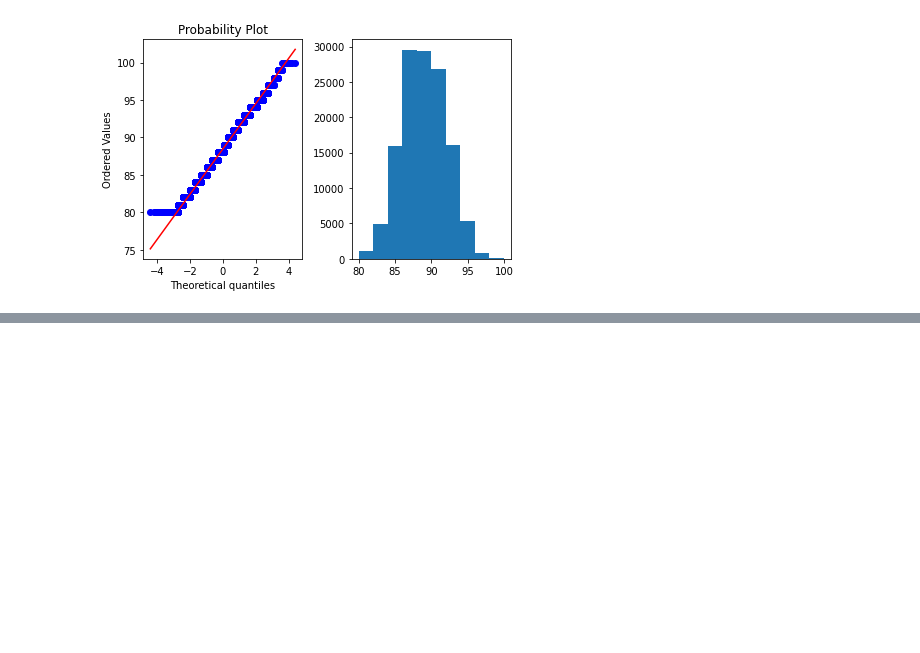
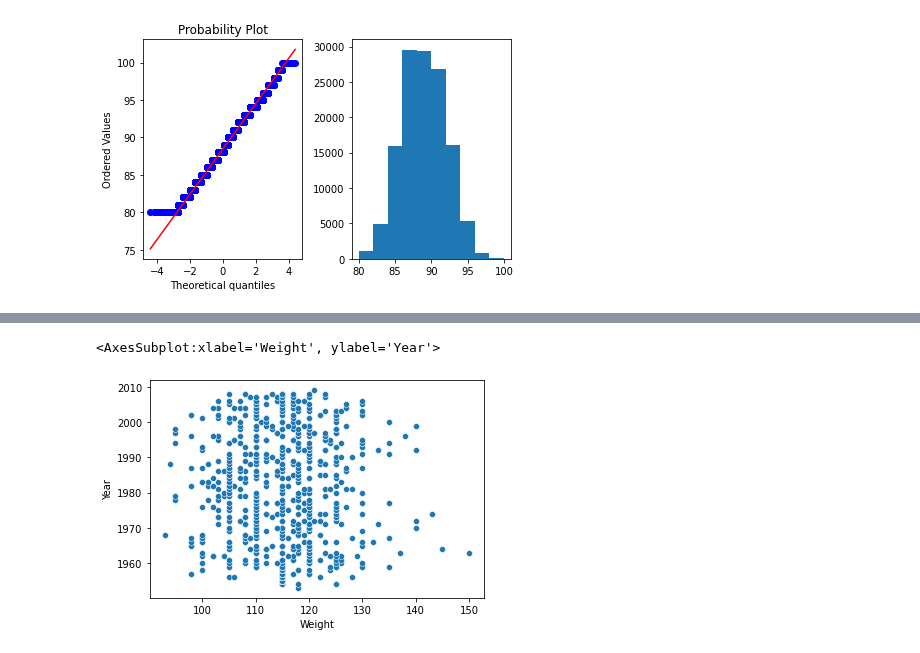
Before and after one commit to d3enjan/sf_data_science, a Jupyter notebook: skillfactory/EDA-2. Математическая статистика в контексте EDA/3. Корреляция.ipynb, the cells around one changed output, grey strips where cells are left out. Cells and saved outputs as stored; diff of their text form; code cells hidden in the pictures; blank space fills up the shorter version.

```diff
--- a/skillfactory/EDA-2. Математическая статистика в контексте EDA/3. Корреляция.ipynb
+++ b/skillfactory/EDA-2. Математическая статистика в контексте EDA/3. Корреляция.ipynb
@@ -58,0 +152,5 @@ plt.show() # просмотр графика
+# %%
+sns.scatterplot(data=data_m, x="Weight", y="Year") # по оси x="Weight" — вес модели, а по оси y="Year" — год размещения модели в журнале.
+# %% [output]
+<AxesSubplot:xlabel='Weight', ylabel='Year'>
+[figure, added]
```
Also changed, not shown: parts of 39 cells of this notebook, 1 other file.
